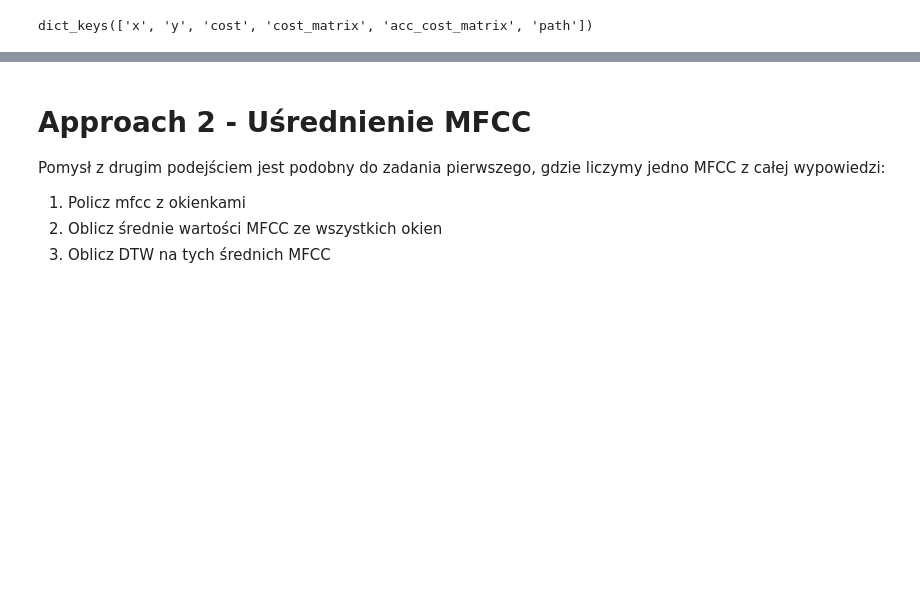
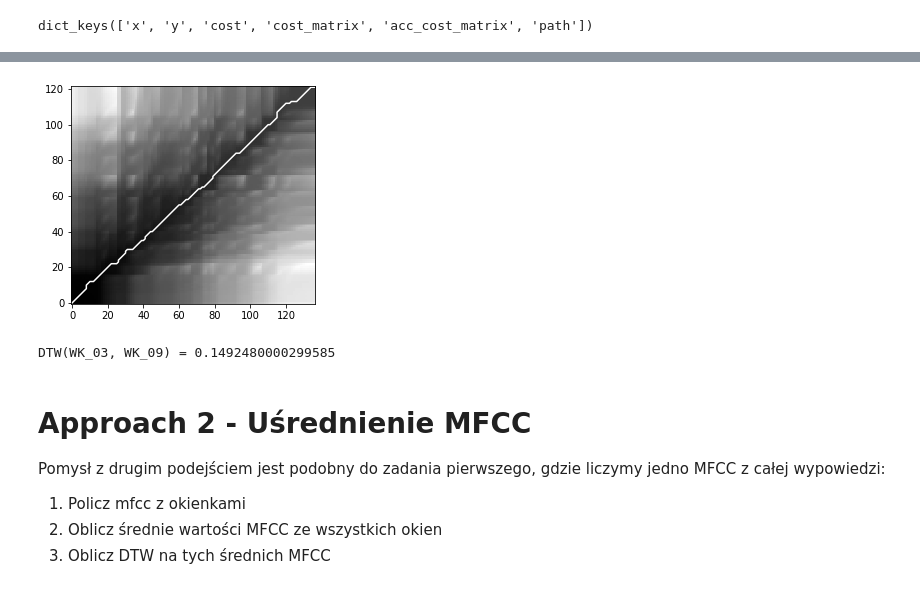
Before and after one commit to wkulczi/spykerrecog, a Jupyter notebook: dtw/dtw.ipynb, the cells around one changed output, grey strips where cells are left out. Drawn from its saved outputs; the diff is of its cells as text; code cells hidden in the pictures; blank space fills up the shorter version.

```diff
--- a/dtw/dtw.ipynb
+++ b/dtw/dtw.ipynb
@@ -133,3 +147,8 @@ amwk = results['AM3']['WK_01']
+# %%
+plotCost(results['WK_03']['WK_09'])
+# %% [output]
+[figure, added]
+DTW(WK_03, WK_09) = 0.1492480000299585
 # %% [markdown]
 # Approach 2 - Uśrednienie MFCC
 
```
Also changed, not shown: parts of 4 cells of this notebook, 9 other files.
